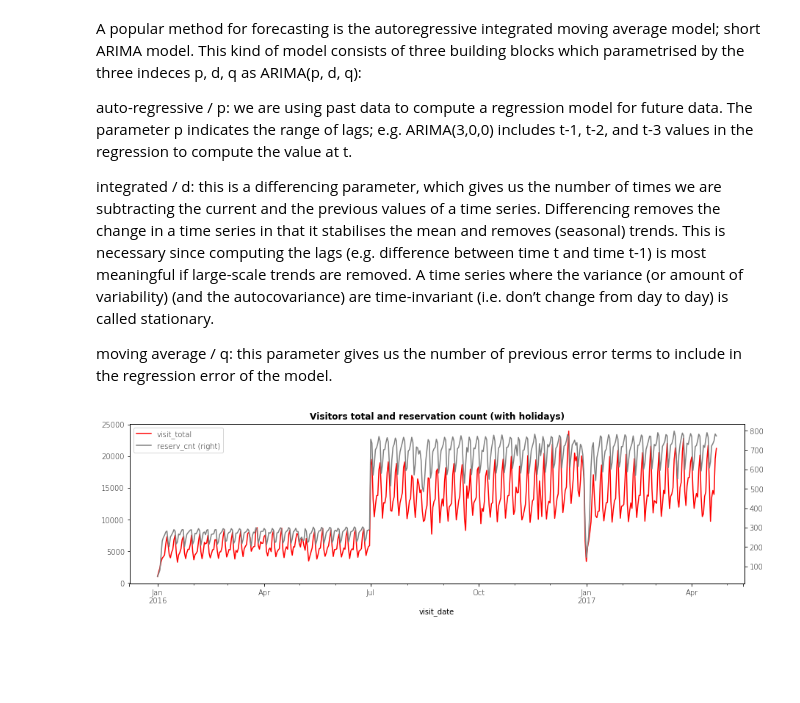
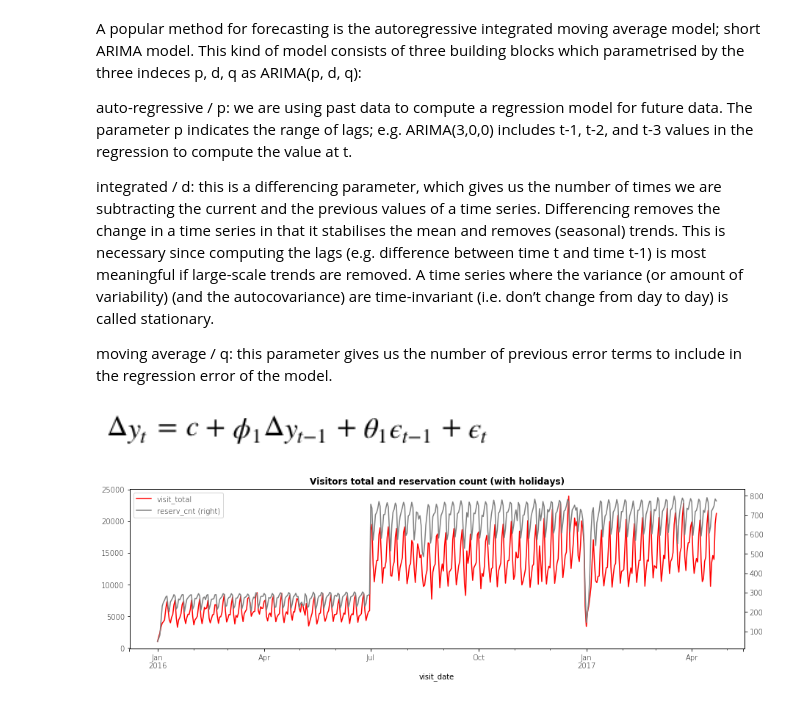
Before and after one commit to GlobalMaksimum/turkcell-workshop, a Jupyter notebook: samet/timeseries_models.ipynb, the cells around one changed output. Cells and saved outputs as stored; diff of their text form; code cells hidden in the pictures; blank space fills up the shorter version.

```diff
--- a/samet/timeseries_models.ipynb
+++ b/samet/timeseries_models.ipynb
@@ -123,7 +123,9 @@ integrated / d: this is a differencing parameter, which gives us the number of t
 
 moving average / q: this parameter gives us the number of previous error terms to include in the regression error of the model.
 # %%
-Image("stored_files/stationary_def.png", width=400, height=400)
+Image("stored_files/arima.png", width=400, height=400)
+# %% [output]
+[figure, added]
 # %%
 air_visits['visit_date'] = pd.to_datetime(air_visits['visit_date'])
 # %%
```
Also changed, not shown: parts of 6 cells of this notebook.
